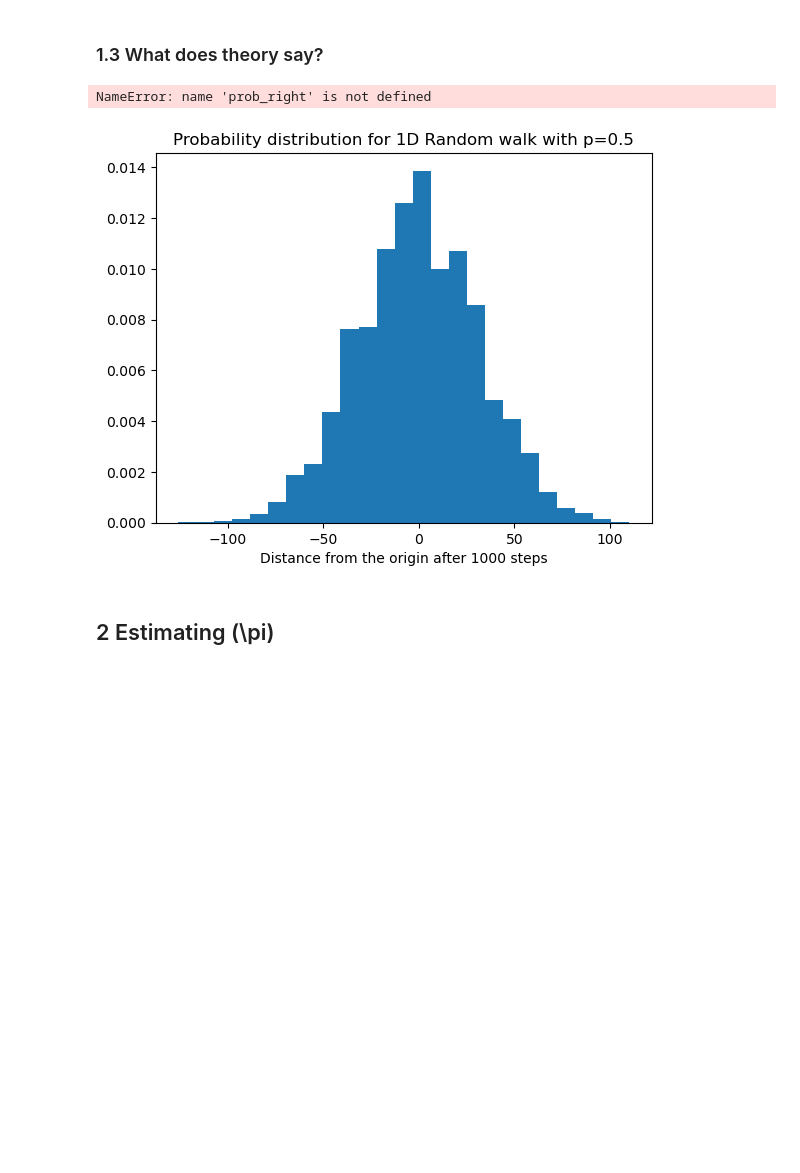
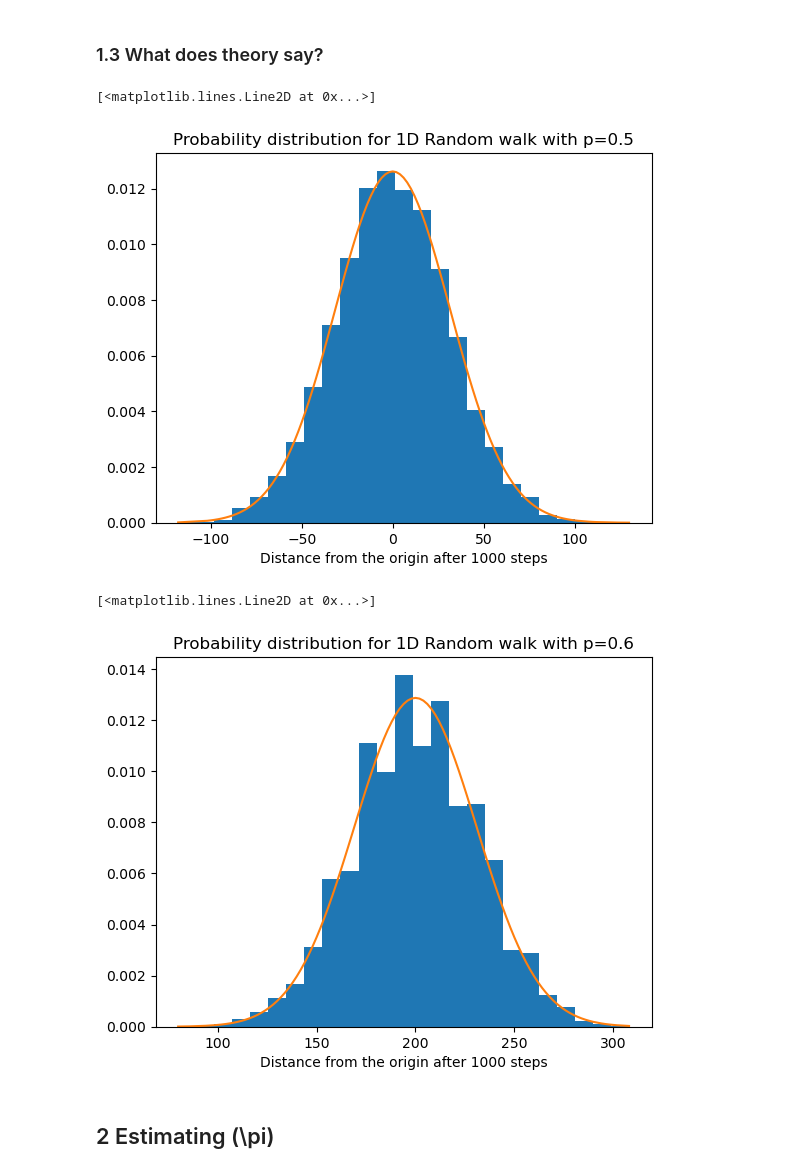
Before and after one commit to SPS-SP2273/learning-portfolio-Rizqancaffoor, a Jupyter notebook: random numbers/random_numbers_(good).ipynb, the cells around one changed output. Cells and saved outputs as stored; diff of their text form; code cells hidden in the pictures; blank space fills up the shorter version.

```diff
--- a/random numbers/random_numbers_(good).ipynb
+++ b/random numbers/random_numbers_(good).ipynb
@@ -98,25 +98,6 @@ Text(0.5, 1.0, 'Probability distribution for 1D Random walk with p=0.6')
 # %% [markdown]
 ### 1.3 What does theory say?
 # %%
-no_of_steps, p = 1_000, .5
-repeats = 10_000
-results = [brown_1d(prob_right=p, no_of_steps=no_of_steps)
-           for _ in range(repeats)]
-
-plt.hist(results, bins=25, density=True)
-plt.xlabel(f'Distance from the origin after {no_of_steps} steps')
-plt.title(f'Probability distribution for 1D Random walk with p={p}')
-
-def normal(x, m=0, s=1):
-    '''
-    Probability density function for the
-    Gaussian distribution.
-    '''
-    s2 = s**2
-    output = np.exp(-(x-m)**2/(2*s2))
-    output /= np.sqrt(2*np.pi*s2)
-    return output
-
 prob_left = 1 - prob_right                       # q = 1 -p
 mean = no_of_steps * (prob_right - prob_left)    # mean = N(p - q)
 sd = np.sqrt(4*no_of_steps*prob_right*prob_left) # sd = sqrt(4 N p q)
@@ -124,8 +105,38 @@ x = np.unique(results)                           # Numbers that form
                                                  # the x-axis
 plt.plot(x, normal(x, mean, sd), label='Theoretical')
 # %% [output]
-NameError: name 'prob_right' is not defined
+[<matplotlib.lines.Line2D at 0x...>]
-[figure, old version]
+[figure, new version]
+# %%
+no_of_steps, p = 1_000, .6
+repeats = 10_000
+results = [brown_1d(prob_right=p, no_of_steps=no_of_steps)
+           for _ in range(repeats)]
+
+plt.hist(results, bins=25, density=True)
+plt.xlabel(f'Distance from the origin after {no_of_steps} steps')
+plt.title(f'Probability distribution for 1D Random walk with p={p}')
+
+def normal(x, m=0, s=1):
+    '''
+    Probability density function for the
+    Gaussian distribution.
+    '''
+    s2 = s**2
+    output = np.exp(-(x-m)**2/(2*s2))
+    output /= np.sqrt(2*np.pi*s2)
+    return output
+
+prob_right = .6
+prob_left = 1 - prob_right                       # q = 1 -p
+mean = no_of_steps * (prob_right - prob_left)    # mean = N(p - q)
+sd = np.sqrt(4*no_of_steps*prob_right*prob_left) # sd = sqrt(4 N p q)
+x = np.unique(results)                           # Numbers that form
+                                                 # the x-axis
+plt.plot(x, normal(x, mean, sd), label='Theoretical')
+# %% [output]
+[<matplotlib.lines.Line2D at 0x...>]
+[figure, added]
 # %% [markdown]
 ## 2 Estimating \(\pi\)
 # %% [markdown]
```
Also changed, not shown: parts of 10 cells of this notebook.
